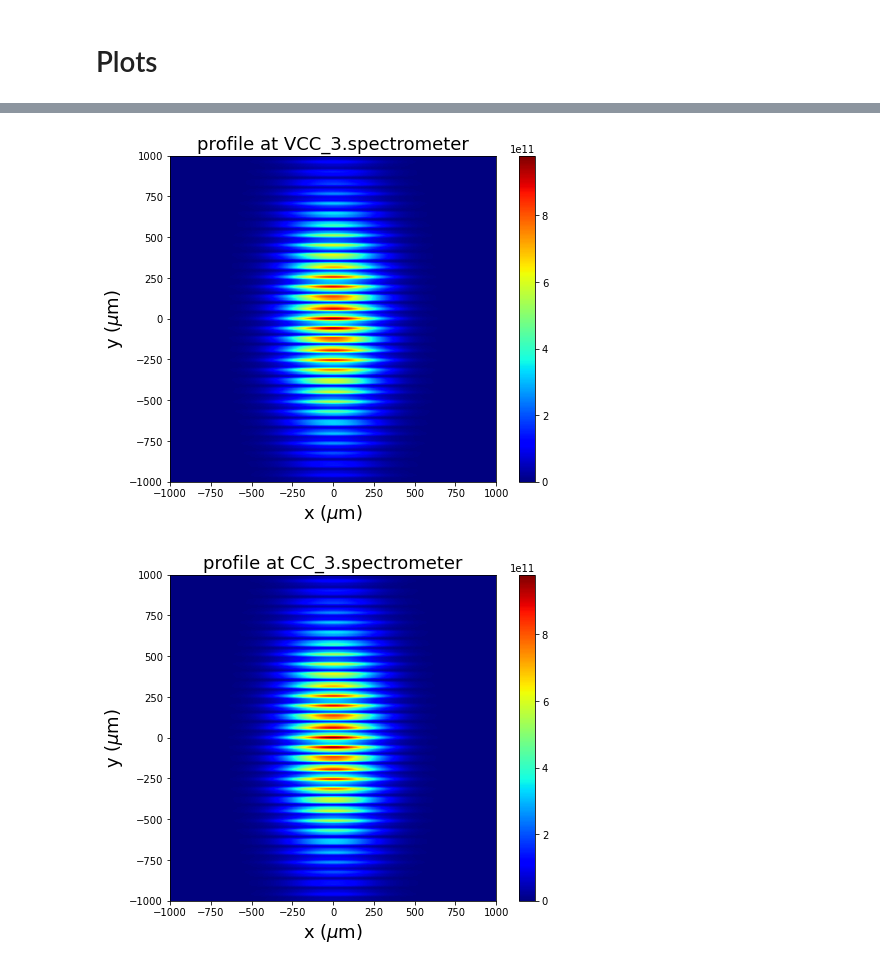
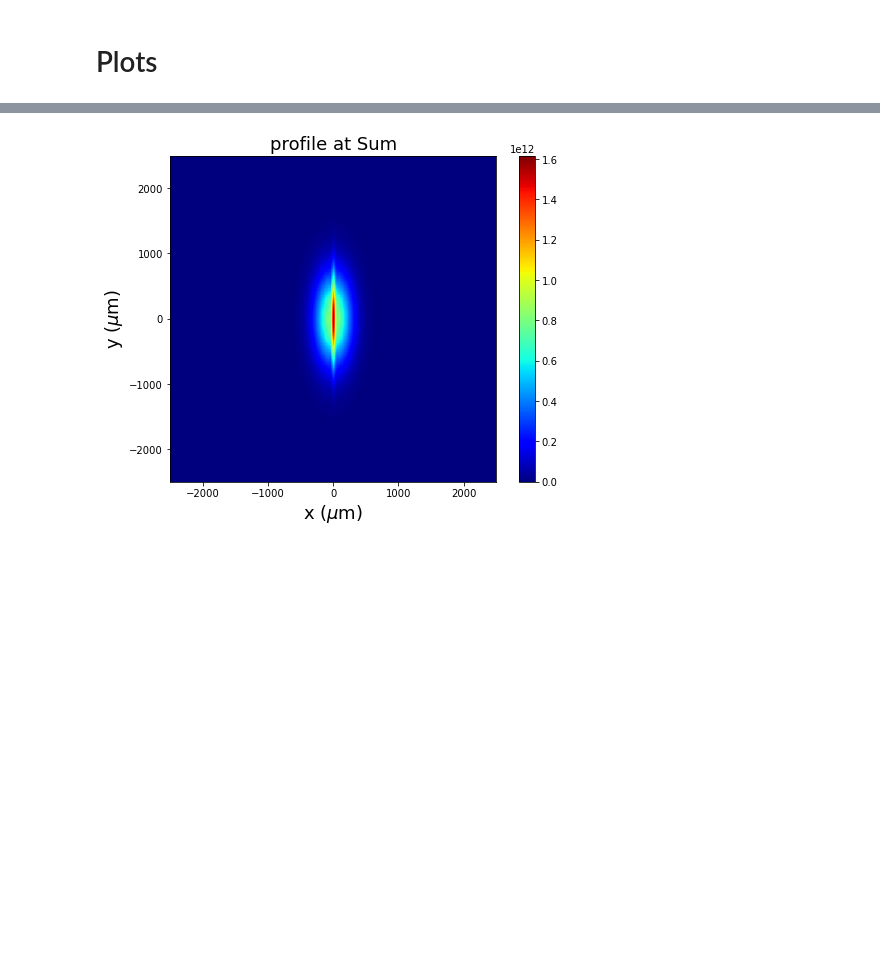
Before and after one commit to nanw0321/Fringe_crossing_interference_pattern, a Jupyter notebook: Ver_WPG_spectrometer.ipynb, the cells around one changed output, grey strips where cells are left out. Drawn from its saved outputs; the diff is of its cells as text; code cells hidden in the pictures; blank space fills up the shorter version.

```diff
--- a/Ver_WPG_spectrometer.ipynb
+++ b/Ver_WPG_spectrometer.ipynb
@@ -48,7 +48,8 @@ Temp_Crystal = SRWLOptCryst(d_sp,psi0r,psi0i,psi_hr,psi_hi,psi_hbr,psi_hbi,tc,an
 ''' incident beam variables '''
 ekev = 9.9                  # photon energy [kev]
 pulse_duration = 3e-15    # pulse duration (rms) [s]
-trange = 4000e-15
+trange = 2000e-15
+fov_y = 5000
 # %%
 ''' directories '''
 # output data directory
@@ -188,7 +195,7 @@ plt.savefig(dirname_spectrometer+'spectrum_all.png',transparent=True)
 # %%
-''' tilt and spectrum '''
+# temporal and spectral structure
 if_log = 0
-fov_y = 2000      # um
+fov_y = fov_y
 fov_t = trange*1e15    # fs
 eStart = axis_CC[aw_CC.min()]
 eFin = axis_CC[aw_CC.max()]
@@ -235,7 +225,7 @@ R-space
 # %%
-''' profile '''
+# profile
 if_log = 0
-fov = 2000
+fov = fov_y
 fig = plt.figure(figsize=(8,6))
 ax1 = fig.add_subplot(111)
 plot_spatial_from_wf(mwf_VCC2, label=name2_VCC, if_log=if_log)
@@ -249,6 +239,3 @@ plot_spatial_from_wf(mwf_CC2, label=name2_CC, if_log=if_log)
 plt.xlim([-fov/2,fov/2]); plt.ylim([-fov/2,fov/2])
 ax1.set_aspect('equal')
 plt.savefig(dirname_spectrometer+'profile_{}.png'.format(name2_CC),transparent=True)
-# %% [output]
-[figure, removed]
-[figure, removed]
@@ -254,0 +252,30 @@ plt.savefig(dirname_spectrometer+'profile_{}.png'.format(name2_CC),transparent=T
+# %%
+# temporal and spectral structure
+if_log = 0
+fov_y = fov_y
+fov_t = trange*1e15    # fs
+eStart = axis_CC[aw_CC.min()]
+eFin = axis_CC[aw_CC.max()]
+for dim in ['x','y']:
+    if dim == 'y': ori = 'V'
+    else: ori = 'H'
+
+    plt.figure(figsize=(8,6))
+    plot_tilt_from_wf(mwf_VCC3,label=name3_VCC,if_log=if_log, ori=ori)
+    plt.xlim([-fov_t/2,fov_t/2]); plt.ylim([-fov_y/2,fov_y/2])
+    plt.savefig(dirname_spectrometer+'tilt_{}_{}.png'.format(dim,name3_VCC),transparent=True)
+
+    plt.figure(figsize=(8,6))
+    plot_tilt_from_wf(mwf_CC3,label=name3_CC,if_log=if_log, ori=ori)
+    plt.xlim([-fov_t/2,fov_t/2]); plt.ylim([-fov_y/2,fov_y/2])
+    plt.savefig(dirname_spectrometer+'tilt_{}_{}.png'.format(dim,name3_CC),transparent=True)
+
+    plt.figure(figsize=(8,6))
+    plot_tilt_freq_from_wf(mwf_VCC3,label=name3_VCC,if_log=0, ori=ori)
+    plt.xlim([eStart, eFin]); plt.ylim([-fov_y/2,fov_y/2])
+    plt.savefig(dirname_spectrometer+'spectrum_{}_{}.png'.format(dim,name3_VCC),transparent=True)
+
+    plt.figure(figsize=(8,6))
+    plot_tilt_freq_from_wf(mwf_CC3,label=name3_CC,if_log=0, ori=ori)
+    plt.xlim([eStart, eFin]); plt.ylim([-fov_y/2,fov_y/2])
+    plt.savefig(dirname_spectrometer+'spectrum_{}_{}.png'.format(dim,name3_CC),transparent=True)
@@ -255,17 +299,19 @@ plt.savefig(dirname_spectrometer+'profile_{}.png'.format(name2_CC),transparent=T
 # %%
 ''' sum '''
-E_real_VCC, E_img_VCC = interp_wf(mwf_VCC2, mwf_CC2)
-x_CC, y_CC, E_real_CC, E_img_CC = get_field(mwf_CC2)
+E_real_VCC, E_img_VCC = interp_wf(mwf_VCC3, mwf_CC3)
+x_CC, y_CC, E_real_CC, E_img_CC = get_field(mwf_CC3)
 
 img = np.square(np.abs(E_real_VCC+E_real_CC + 1j*(E_img_VCC+E_img_CC)))
 # %%
-fov = 2000
+fov = fov_y
 fig = plt.figure(figsize=(8,6))
 ax1 = fig.add_subplot(111)
 plot_spatial(x_CC, y_CC, E_real_VCC+E_real_CC, E_img_VCC+E_img_CC, label='Sum', if_log=0)
 plt.xlim([-fov/2,fov/2]); plt.ylim([-fov/2,fov/2])
 ax1.set_aspect('equal')
 plt.savefig(dirname_spectrometer+'profile_Sum.png', transparent=True)
+# %% [output]
+[figure, added]
 # %%
 import winsound
 winsound.PlaySound("*", winsound.SND_ALIAS)
```
Also changed, not shown: parts of 7 cells of this notebook, 51 other files.
